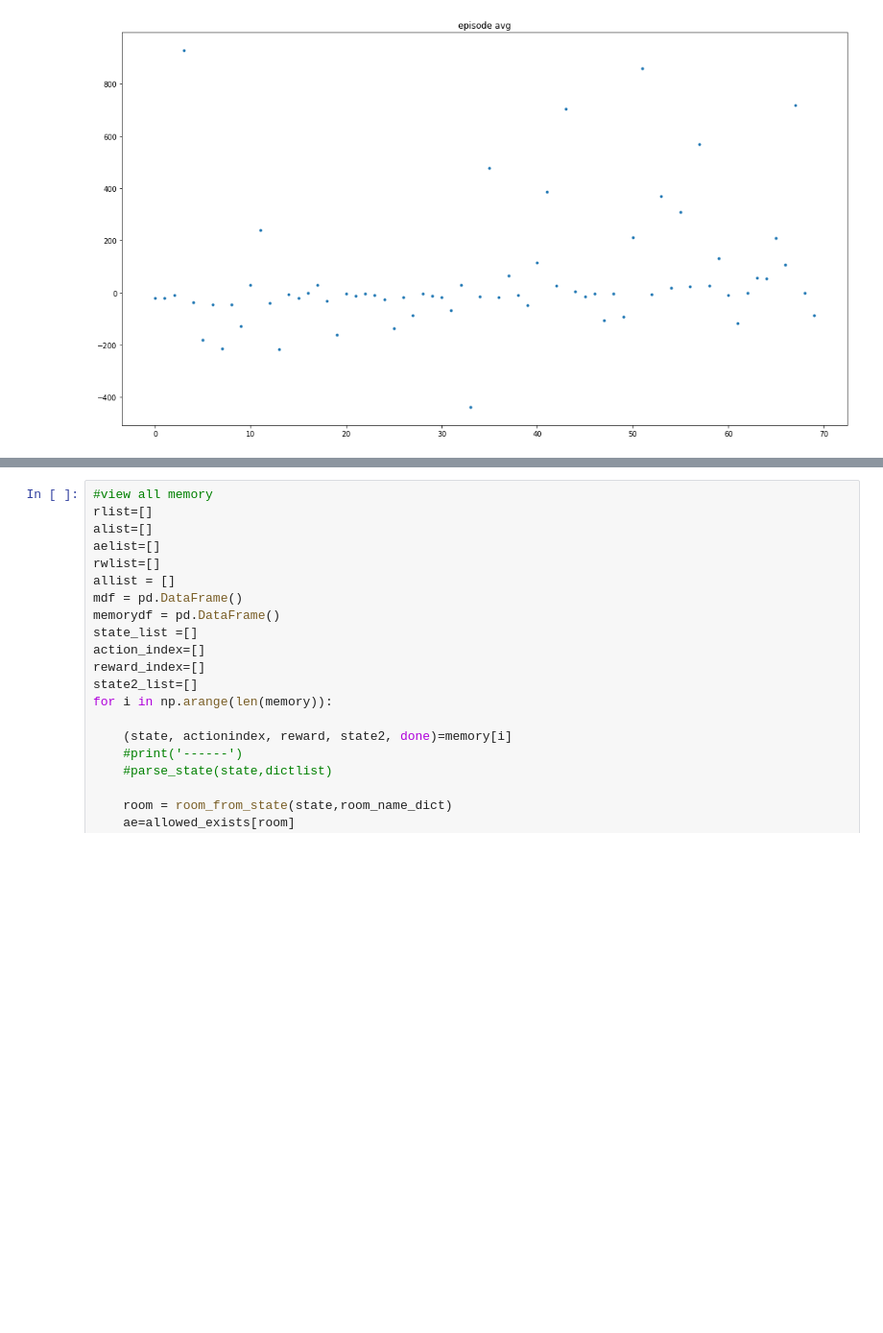
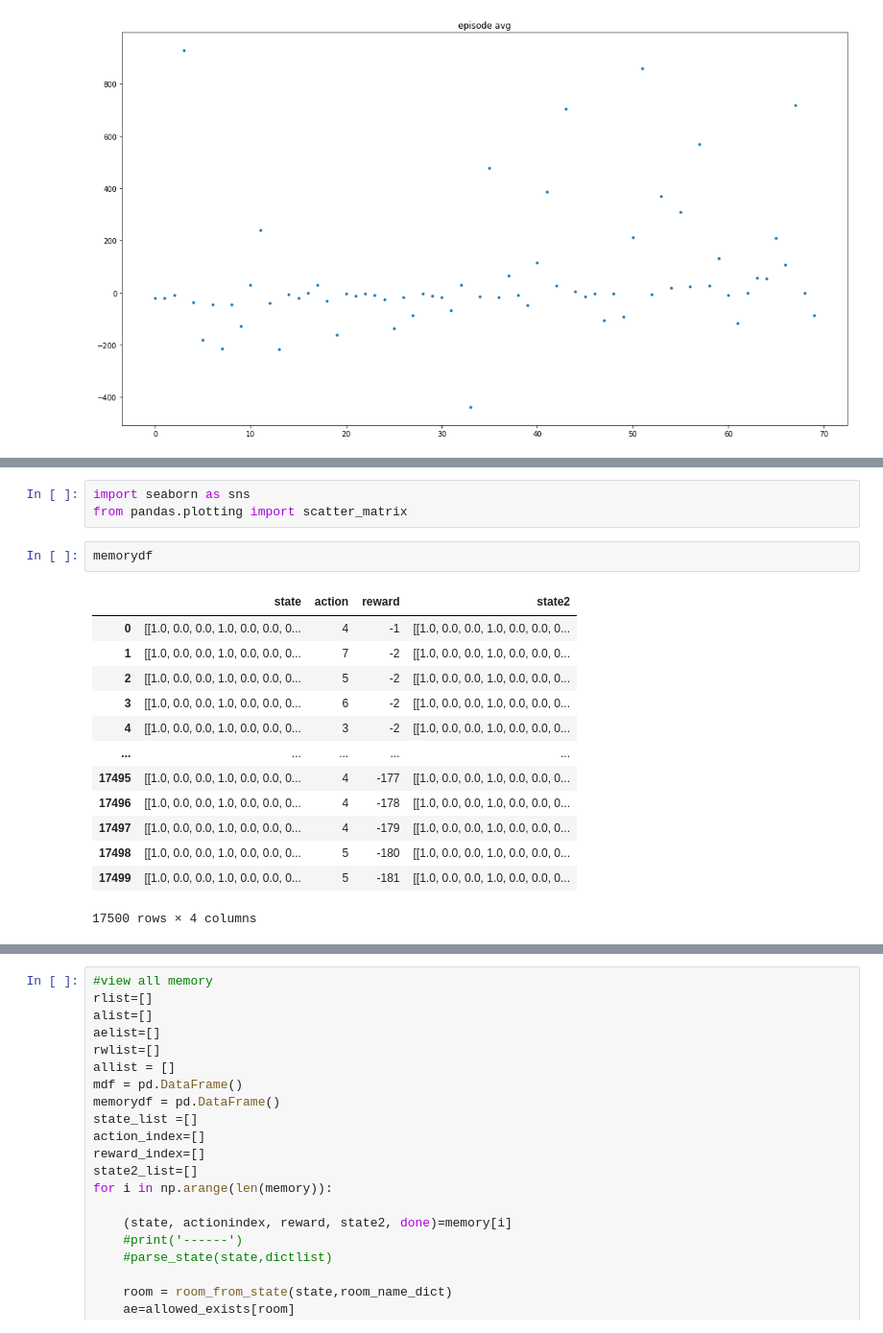
Before and after one commit to adrad/adrad.github.io, a Jupyter notebook: robot/action_memory_viewer.ipynb, the cells around one changed output, grey strips where cells are left out. Shown: that part at 96% size. Drawn from its saved outputs; the diff is of its cells as text; blank space fills up the shorter version.

```diff
--- a/robot/action_memory_viewer.ipynb
+++ b/robot/action_memory_viewer.ipynb
@@ -153,0 +154,19 @@ memorydf
+# %%
+import seaborn as sns
+from pandas.plotting import scatter_matrix
+# %%
+memorydf
+# %% [output]
+|  | state | action | reward | state2 |
+| 0 | [[1.0, 0.0, 0.0, 1.0, 0.0, 0.0, 0... | 4 | -1 | [[1.0, 0.0, 0.0, 1.0, 0.0, 0.0, 0... |
+| 1 | [[1.0, 0.0, 0.0, 1.0, 0.0, 0.0, 0... | 7 | -2 | [[1.0, 0.0, 0.0, 1.0, 0.0, 0.0, 0... |
+| 2 | [[1.0, 0.0, 0.0, 1.0, 0.0, 0.0, 0... | 5 | -2 | [[1.0, 0.0, 0.0, 1.0, 0.0, 0.0, 0... |
+| 3 | [[1.0, 0.0, 0.0, 1.0, 0.0, 0.0, 0... | 6 | -2 | [[1.0, 0.0, 0.0, 1.0, 0.0, 0.0, 0... |
+| 4 | [[1.0, 0.0, 0.0, 1.0, 0.0, 0.0, 0... | 3 | -2 | [[1.0, 0.0, 0.0, 1.0, 0.0, 0.0, 0... |
+| ... | ... | ... | ... | ... |
+| 17495 | [[1.0, 0.0, 0.0, 1.0, 0.0, 0.0, 0... | 4 | -177 | [[1.0, 0.0, 0.0, 1.0, 0.0, 0.0, 0... |
+| 17496 | [[1.0, 0.0, 0.0, 1.0, 0.0, 0.0, 0... | 4 | -178 | [[1.0, 0.0, 0.0, 1.0, 0.0, 0.0, 0... |
+| 17497 | [[1.0, 0.0, 0.0, 1.0, 0.0, 0.0, 0... | 4 | -179 | [[1.0, 0.0, 0.0, 1.0, 0.0, 0.0, 0... |
+| 17498 | [[1.0, 0.0, 0.0, 1.0, 0.0, 0.0, 0... | 5 | -180 | [[1.0, 0.0, 0.0, 1.0, 0.0, 0.0, 0... |
+| 17499 | [[1.0, 0.0, 0.0, 1.0, 0.0, 0.0, 0... | 5 | -181 | [[1.0, 0.0, 0.0, 1.0, 0.0, 0.0, 0... |
+17500 rows × 4 columns
```
Also changed, not shown: parts of 5 cells of this notebook, 16 other files.
